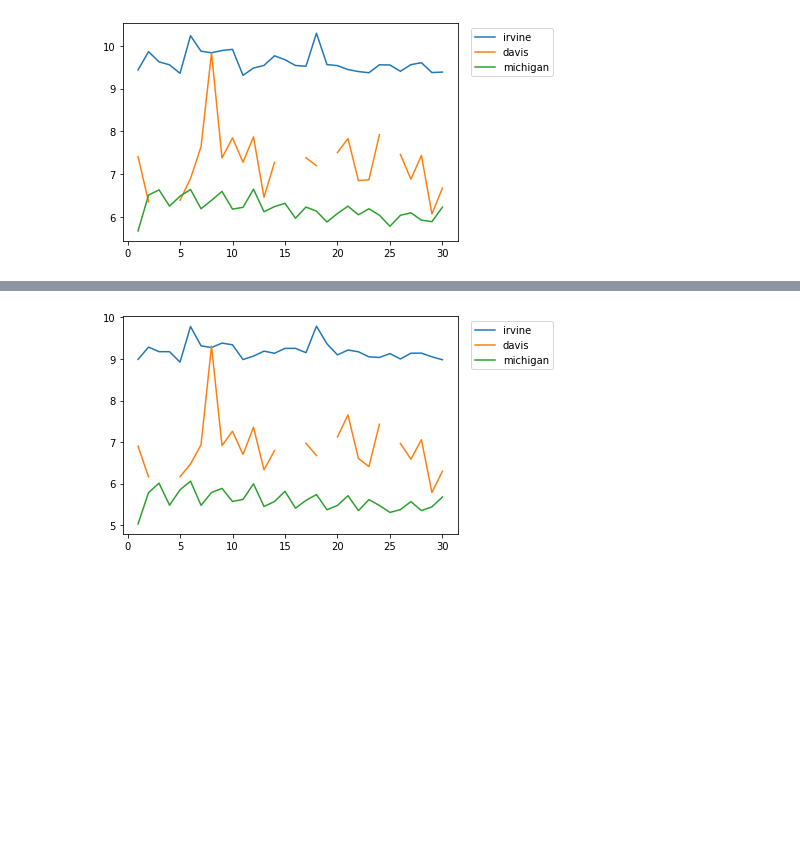
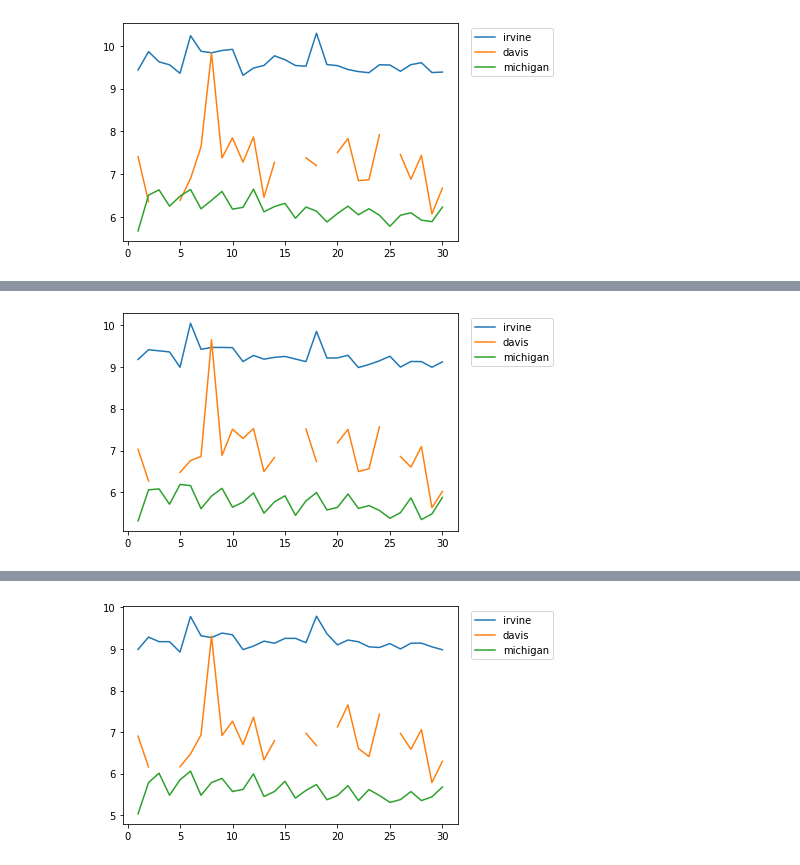
Before and after one commit to unique-subedi/604-gene-expression, a Jupyter notebook: gene_expression_master_kevin.ipynb, the cells around one changed output, grey strips where cells are left out. Saved outputs shown, nothing was run; the diff lists cells and outputs as text; code cells hidden in the pictures; blank space fills up the shorter version.

```diff
--- a/gene_expression_master_kevin.ipynb
+++ b/gene_expression_master_kevin.ipynb
@@ -110,0 +142,4 @@ histo(expression.columns[534])
+# %%
+linepl(expression.columns[-2])
+# %% [output]
+[figure, added]
```
Also changed, not shown: parts of 20 cells of this notebook.
